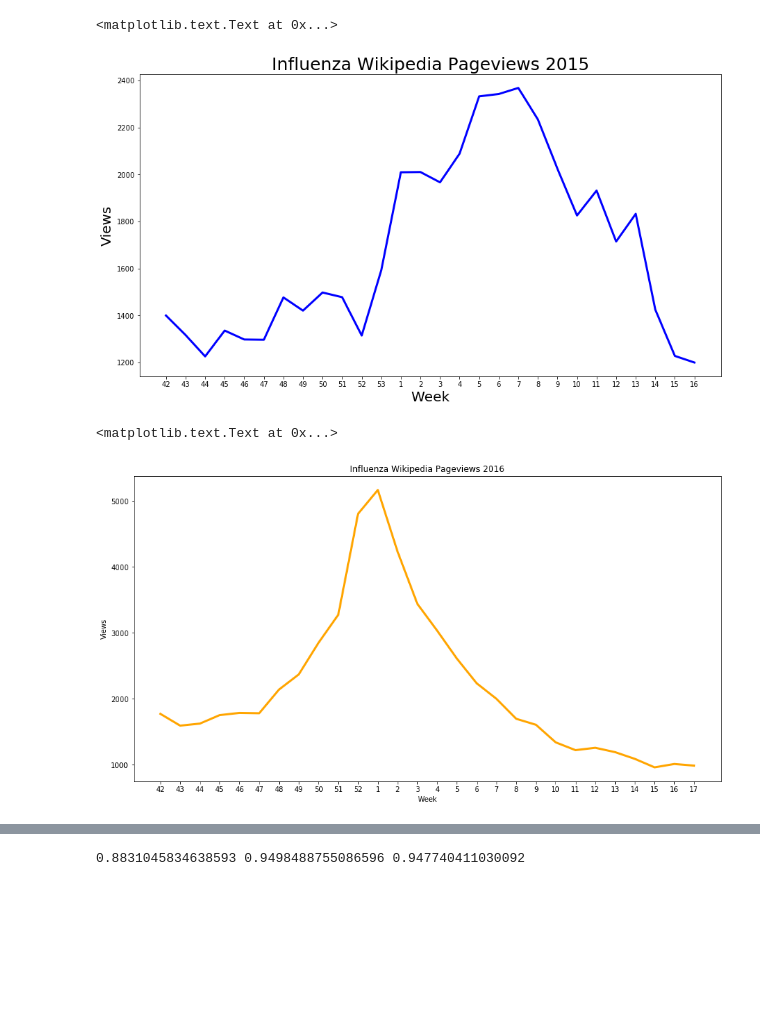
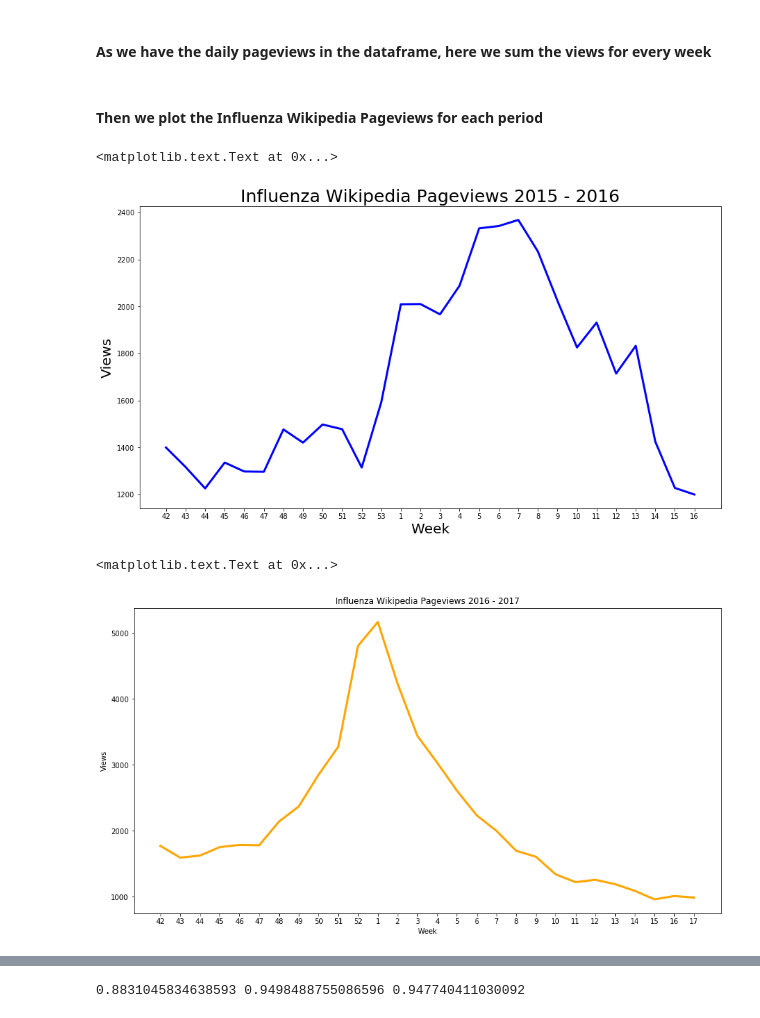
Before and after one commit to eltajbabanli/Digital-Epidemiology-HW1, a Jupyter notebook: HW01.ipynb, the cells around one changed output, grey strips where cells are left out. Cells and saved outputs as stored; diff of their text form; code cells hidden in the pictures; blank space fills up the shorter version.

```diff
--- a/HW01.ipynb
+++ b/HW01.ipynb
@@ -32,6 +54,8 @@ for j in range(1,17):
     x_3.append(str(j))
 x_2.append("17")
 x_3.append("17")
+# %% [markdown]
+#### As we have the daily pageviews in the dataframe, here we sum the views for every week
 # %%
 week2015_2016=[None]*len(x_1)
 week2016_2017=[None]*len(x_2)
@@ -57,26 +81,28 @@ for i in range(len(x_3)):
     for j in range(i*7,(i*7)+7):
         suma=suma+df2017_2018['Influenza'][j]
     week2017_2018[i]=suma
+# %% [markdown]
+#### Then we plot the Influenza Wikipedia Pageviews for each period
 # %%
-#Plot for 2015
+#Plot for 2015 - 2016
 plt.figure(figsize=(15,8))
 plt.plot(week2015_2016,color='blue',linewidth=3)
 plt.xticks(range(len(week2015_2016)), x_1)
 plt.xlabel("Week",size= 20)
 plt.ylabel("Views",size= 20)
-plt.title("Influenza Wikipedia Pageviews 2015", size= 25)
+plt.title("Influenza Wikipedia Pageviews 2015 - 2016", size= 25)
 # %% [output]
 <matplotlib.text.Text at 0x...>
-[figure, old version]
+[figure, new version]
 # %%
-#Plot for 2016
+#Plot for 2016 - 2017
 plt.figure(figsize=(15,8))
 plt.plot(week2016_2017,color='orange',linewidth=3)
 plt.xticks(range(len(week2016_2017)), x_2)
 plt.xlabel("Week")
 plt.ylabel("Views")
-plt.title("Influenza Wikipedia Pageviews 2016")
+plt.title("Influenza Wikipedia Pageviews 2016 - 2017")
 # %% [output]
 <matplotlib.text.Text at 0x...>
-[figure, old version]
+[figure, new version]
 # %%
```
Also changed, not shown: parts of 102 cells of this notebook.
